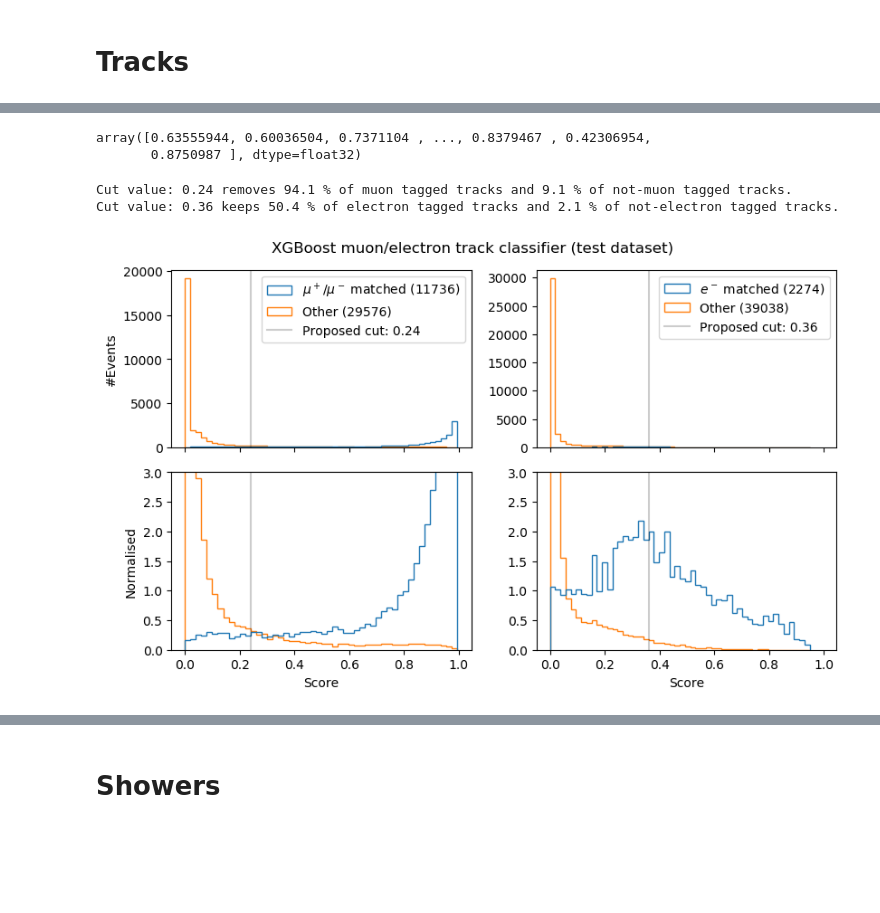
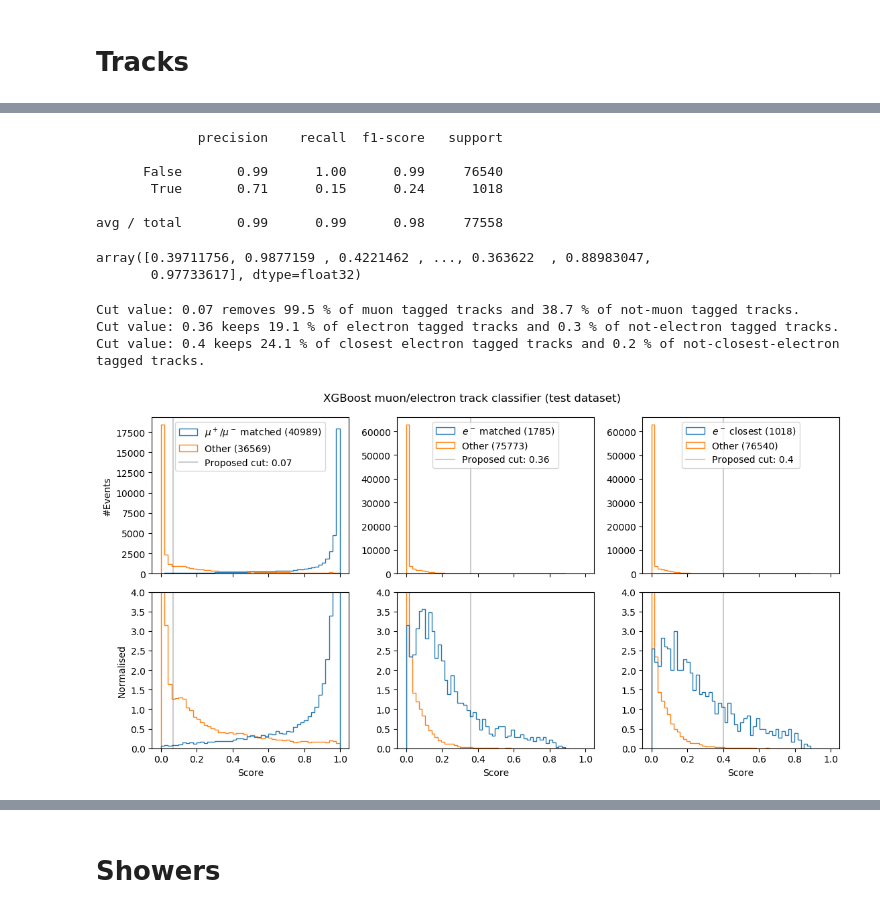
Before and after one commit to Wouter-VDP/LEE_analyzer, a Jupyter notebook: Notebooks/XGBoost_Train.ipynb, the cells around one changed output, grey strips where cells are left out. Drawn from its saved outputs; the diff is of its cells as text; code cells hidden in the pictures; blank space fills up the shorter version.

```diff
--- a/Notebooks/XGBoost_Train.ipynb
+++ b/Notebooks/XGBoost_Train.ipynb
@@ -18,7 +18,7 @@ min_dedx_hits=3
 # %% [markdown]
 # Tracks
 # %%
-dataset = pd.read_pickle('../Input/XGBoost/trackFrame_fidvol.pckl')
+dataset = pd.read_pickle('../Input/XGBoost/trackFrame_3.pckl')
 # %%
 dataset.head()
 # %% [output]
@@ -48,12 +43,12 @@ See the caveats in the documentation: http://pandas.pydata.org/pandas-docs/stabl
 # %%
 seed = 7
-test_size = 0.0
+test_size = 0.33
 
-X=dataset_cleaned.drop(columns=['true_e','true_mu','true_cl_e'])
+X=dataset_cleaned.drop(columns=['true_e','true_mu','true_e_cl'])
 X=X.as_matrix()
 Y_mu=dataset_cleaned['true_mu']
 Y_e=dataset_cleaned['true_e']
-Y_cle = dataset_cleaned['true_cle']
+Y_cle = dataset_cleaned['true_e_cl']
 # %%
 # fit model no training data
 X_train, X_test, y_train, y_test_mu = train_test_split(X, Y_mu, test_size=test_size, random_state=seed)
@@ -91,27 +84,39 @@ avg / total       0.95      0.96      0.95     41312
 X_train, X_test, y_train, y_test_cle = train_test_split(X, Y_cle, test_size=test_size, random_state=seed)
 model = XGBClassifier()
 model.fit(X_train, y_train)
-y_pred_cle = model.predict_proba(X_test)
 print(classification_report(y_test_cle, model.predict(X_test)))
 joblib.dump(model, 'model_tr_cle.pkl')
+y_pred_cle = model.predict_proba(X_test)
+# %% [output]
+             precision    recall  f1-score   support
+
+      False       0.99      1.00      0.99     76540
+       True       0.71      0.15      0.24      1018
+
+avg / total       0.99      0.99      0.98     77558
 # %%
 y_pred_e[y_test_e==1][:,0]
 # %% [output]
-array([0.63555944, 0.60036504, 0.7371104 , ..., 0.8379467 , 0.42306954,
-       0.8750987 ], dtype=float32)
+array([0.39711756, 0.9877159 , 0.4221462 , ..., 0.363622  , 0.88983047,
+       0.97733617], dtype=float32)
 # %%
 # XGB classification
 
 plt.style.use('default')
-fig,ax=plt.subplots(ncols=2,nrows=2,figsize=(5.2*gr,5.2),sharex=True)
+fig,ax=plt.subplots(ncols=3,nrows=2,figsize=(7*gr,6),sharex=True)
 plt.suptitle(r'XGBoost muon/electron track classifier (test dataset)')
 N=50
-muon_cut = 0.24
+muon_cut = 0.07
 electron_cut=0.36
+close_e_cut=0.4
 
 # Electron track classification
 arr_e  = y_pred_e[y_test_e==1][:,1]
 arr_ne = y_pred_e[y_test_e==0][:,1]
+
+# Electron track classification
+arr_cl_e  = y_pred_e[y_test_cle==1][:,1]
+arr_cl_ne = y_pred_e[y_test_cle==0][:,1]
 
 # Muon track classification
 arr_mu  = y_pred_mu[y_test_mu==1][:,1]
@@ -119,55 +124,59 @@ arr_nmu = y_pred_mu[y_test_mu==0][:,1]
 
 label_mu=(r'$\mu^+/\mu^-$ matched ('+str(len(arr_mu))+')','Other ('+str(len(arr_nmu))+')')
 label_e=(r'$e^-$ matched ('+str(len(arr_e))+')','Other ('+str(len(arr_ne))+')')
+label_cl_e=(r'$e^-$ closest ('+str(len(arr_cl_e))+')','Other ('+str(len(arr_cl_ne))+')')
 
 ax[0][0].hist([arr_mu,arr_nmu],histtype='step', bins=N, fill=False,label=label_mu,normed=False)
-ax[1][0].set_xlabel('Score')
 ax[0][0].set_ylabel('#Events')
-ax[0][0].legend()
+ax[0][0].axvline(x=muon_cut,alpha=.2,color='k',label='Proposed cut: '+str(muon_cut))
 
 ax[1][0].hist([arr_mu,arr_nmu],histtype='step', bins=N, fill=False,label=label_mu,normed=True)
-ax[1][0].set_ylim(0,3)
+ax[1][0].set_ylim(0,4)
 ax[1][0].set_ylabel('Normalised')
-
+ax[1][0].set_xlabel('Score')
+ax[1][0].axvline(x=muon_cut,alpha=.2,color='k',label='Proposed cut: '+str(muon_cut))
 
 ax[0][1].hist([arr_e,arr_ne],histtype='step', bins=N, fill=False,label=label_e,density=False)
-ax[1][1].set_xlabel('Score')
-#ax[0][1].set_ylabel('#Events')
-ax[0][1].legend()
+ax[0][1].axvline(x=electron_cut,alpha=.2,color='k',label='Proposed cut: '+str(electron_cut))
 
 ax[1][1].hist([arr_e,arr_ne],histtype='step', bins=N, fill=False,label=label_e,density=True)
-ax[1][1].set_ylim(0,3)
-#ax[1][1].set_ylabel('Normalised')
-
-
-ax[0][0].axvline(x=muon_cut,alpha=.2,color='k',label='Proposed cut: '+str(muon_cut))
-ax[1][0].axvline(x=muon_cut,alpha=.2,color='k',label='Proposed cut: '+str(muon_cut))
-
-ax[0][1].axvline(x=electron_cut,alpha=.2,color='k',label='Proposed cut: '+str(electron_cut))
+ax[1][1].set_ylim(0,4)
+ax[1][1].set_xlabel('Score')
 ax[1][1].axvline(x=electron_cut,alpha=.2,color='k',label='Proposed cut: '+str(electron_cut))
 
+ax[0][2].hist([arr_cl_e,arr_cl_ne],histtype='step', bins=N, fill=False,label=label_cl_e,density=False)
+ax[0][2].axvline(x=close_e_cut,alpha=.2,color='k',label='Proposed cut: '+str(close_e_cut))
 
+ax[1][2].hist([arr_cl_e,arr_cl_ne],histtype='step', bins=N, fill=False,label=label_cl_e,density=True)
+ax[1][2].set_ylim(0,4)
+ax[1][2].set_xlabel('Score')
+ax[1][2].axvline(x=close_e_cut,alpha=.2,color='k',label='Proposed cut: '+str(close_e_cut))
 
 #offset=0.05
 handles, labels = ax[0][0].get_legend_handles_labels()
-ax[0][0].legend(handles[::-1], labels[::-1],loc='upper right')
+ax[0][0].legend(handles[::-1], labels[::-1],loc='upper center')
 handles, labels = ax[0][1].get_legend_handles_labels()
-ax[0][1].legend(handles[::-1], labels[::-1],loc='upper right')
-
+ax[0][1].legend(handles[::-1], labels[::-1],loc='upper center')
+handles, labels = ax[0][2].get_legend_handles_labels()
+ax[0][2].legend(handles[::-1], labels[::-1],loc='upper center')
 
 plt.tight_layout()
 fig.subplots_adjust(top=0.92)
 plt.savefig('XGB_track.pdf')
 
 print('Cut value:',muon_cut,'removes', sciNot(sum(arr_mu>muon_cut) / len(arr_mu)*100),'% of muon tagged tracks and',
       sciNot(sum(arr_nmu>muon_cut) / len(arr_nmu)*100),'% of not-muon tagged tracks.')
 
 print('Cut value:',electron_cut,'keeps', sciNot(sum(arr_e>electron_cut) / len(arr_e)*100),'% of electron tagged tracks and',
       sciNot(sum(arr_ne>electron_cut) / len(arr_ne)*100),'% of not-electron tagged tracks.')
+
+print('Cut value:',close_e_cut,'keeps', sciNot(sum(arr_cl_e>close_e_cut) / len(arr_cl_e)*100),'% of closest electron tagged tracks and',
+      sciNot(sum(arr_cl_ne>close_e_cut) / len(arr_ne)*100),'% of not-closest-electron tagged tracks.')
 # %% [output]
-Cut value: 0.24 removes 94.1 % of muon tagged tracks and 9.1 % of not-muon tagged tracks.
-Cut value: 0.36 keeps 50.4 % of electron tagged tracks and 2.1 % of not-electron tagged tracks.
+Cut value: 0.07 removes 99.5 % of muon tagged tracks and 38.7 % of not-muon tagged tracks.
+Cut value: 0.36 keeps 19.1 % of electron tagged tracks and 0.3 % of not-electron tagged tracks.
+Cut value: 0.4 keeps 24.1 % of closest electron tagged tracks and 0.2 % of not-closest-electron tagged tracks.
-[figure, old version]
+[figure, new version]
 # %%
 print(len(dataset_cleaned.index))
 print(dataset_cleaned['true_e'].value_counts())
```
Also changed, not shown: parts of 14 cells of this notebook, 22 other files.
